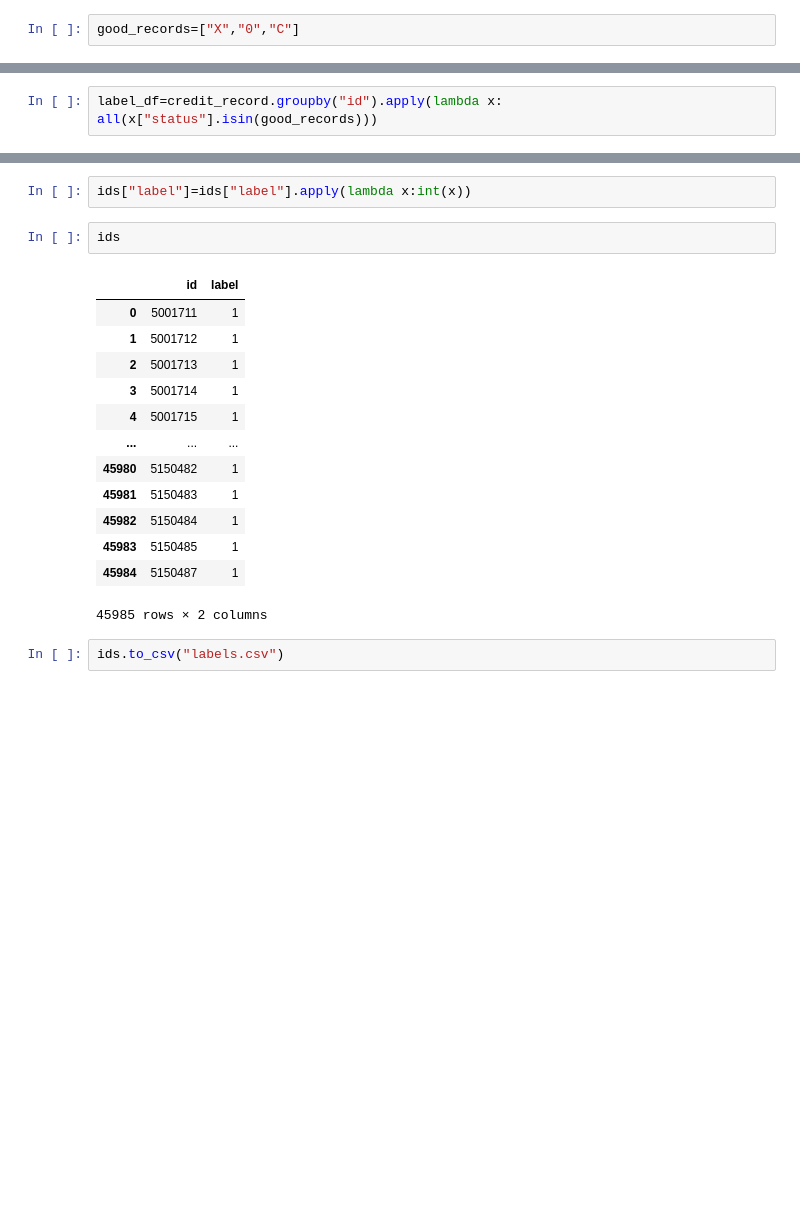
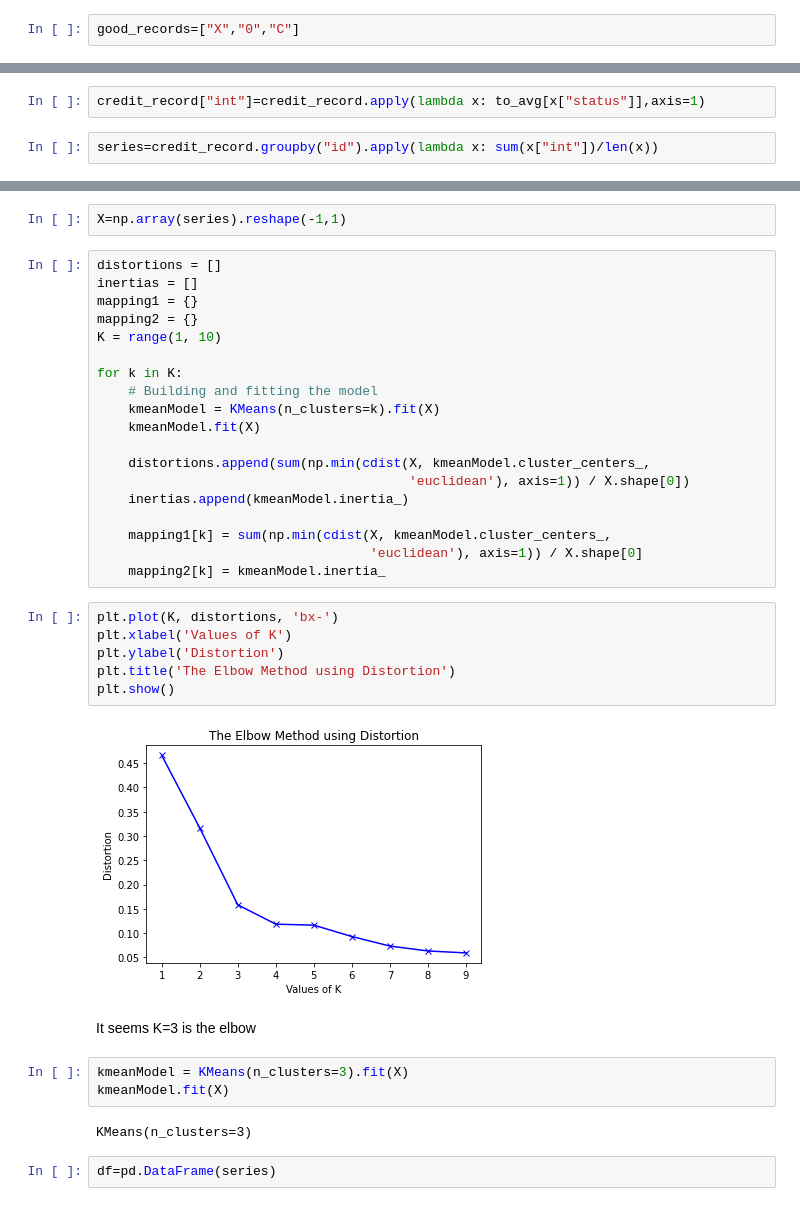
Before and after one commit to johntanas/it1244project, a Jupyter notebook: code/label.ipynb, the cells around one changed output, grey strips where cells are left out. Drawn from its saved outputs; the diff is of its cells as text; blank space fills up the shorter version.

```diff
--- a/code/label.ipynb
+++ b/code/label.ipynb
@@ -44,2 +78,4 @@ good_records=["X","0","C"]
+# %%
+credit_record["int"]=credit_record.apply(lambda x: to_avg[x["status"]],axis=1)
 # %%
-label_df=credit_record.groupby("id").apply(lambda x: all(x["status"].isin(good_records)))
+series=credit_record.groupby("id").apply(lambda x: sum(x["int"])/len(x))
@@ -48,20 +82,38 @@ ids=pd.DataFrame({"label":label_df}).reset_index()
-# %%
-ids["label"]=ids["label"].apply(lambda x:int(x))
-# %%
-ids
-# %% [output]
-|  | id | label |
-| 0 | 5001711 | 1 |
-| 1 | 5001712 | 1 |
-| 2 | 5001713 | 1 |
-| 3 | 5001714 | 1 |
-| 4 | 5001715 | 1 |
-| ... | ... | ... |
-| 45980 | 5150482 | 1 |
-| 45981 | 5150483 | 1 |
-| 45982 | 5150484 | 1 |
-| 45983 | 5150485 | 1 |
-| 45984 | 5150487 | 1 |
-45985 rows × 2 columns
-# %%
-ids.to_csv("labels.csv")
+# %%
+X=np.array(series).reshape(-1,1)
+# %%
+distortions = []
+inertias = []
+mapping1 = {}
+mapping2 = {}
+K = range(1, 10)
+
+for k in K:
+    # Building and fitting the model
+    kmeanModel = KMeans(n_clusters=k).fit(X)
+    kmeanModel.fit(X)
+
+    distortions.append(sum(np.min(cdist(X, kmeanModel.cluster_centers_,
+                                        'euclidean'), axis=1)) / X.shape[0])
+    inertias.append(kmeanModel.inertia_)
+
+    mapping1[k] = sum(np.min(cdist(X, kmeanModel.cluster_centers_,
+                                   'euclidean'), axis=1)) / X.shape[0]
+    mapping2[k] = kmeanModel.inertia_
+# %%
+plt.plot(K, distortions, 'bx-')
+plt.xlabel('Values of K')
+plt.ylabel('Distortion')
+plt.title('The Elbow Method using Distortion')
+plt.show()
+# %% [output]
+[figure, added]
+# %% [markdown]
+It seems K=3 is the elbow
+# %%
+kmeanModel = KMeans(n_clusters=3).fit(X)
+kmeanModel.fit(X)
+# %% [output]
+KMeans(n_clusters=3)
+# %%
+df=pd.DataFrame(series)
```
Also changed, not shown: parts of 15 cells of this notebook.
